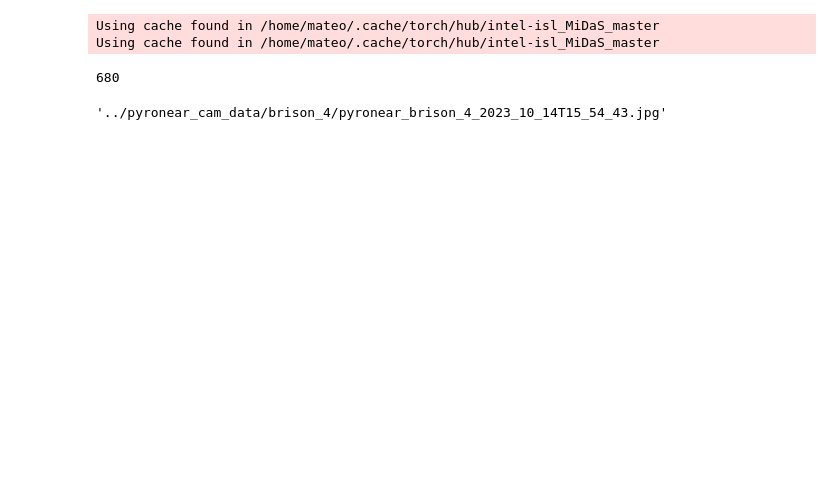
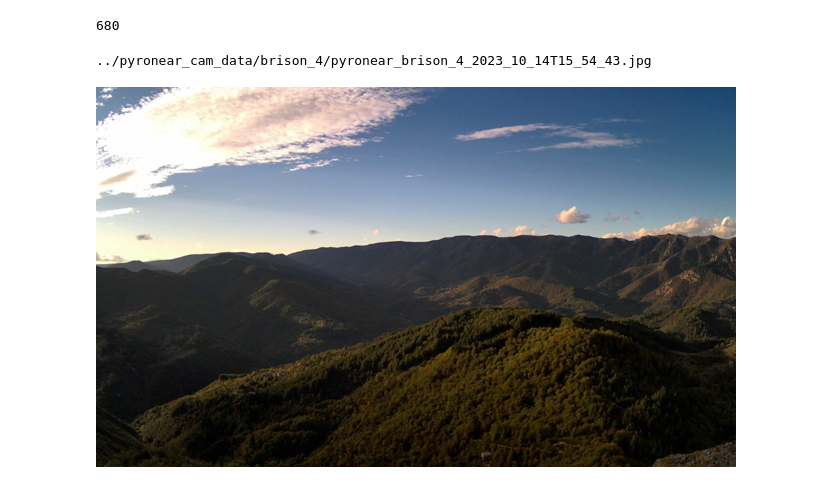
Before and after one commit to pyronear/smoke-localization, a Jupyter notebook: horizon_line/detect_horizon_line.ipynb, the cells around one changed output. Drawn from its saved outputs; the diff is of its cells as text; code cells hidden in the pictures; blank space fills up the shorter version.

```diff
--- a/horizon_line/detect_horizon_line.ipynb
+++ b/horizon_line/detect_horizon_line.ipynb
@@ -7,19 +9,0 @@ import random
-# %%
-# Midas
-model_type = "DPT_Large"     # MiDaS v3 - Large     (highest accuracy, slowest inference speed)
-#model_type = "DPT_Hybrid"   # MiDaS v3 - Hybrid    (medium accuracy, medium inference speed)
-#model_type = "MiDaS_small"  # MiDaS v2.1 - Small   (lowest accuracy, highest inference speed)
-
-midas = torch.hub.load("intel-isl/MiDaS", model_type)
-device = torch.device("cuda") if torch.cuda.is_available() else torch.device("cpu")
-midas.to(device)
-midas.eval()
-midas_transforms = torch.hub.load("intel-isl/MiDaS", "transforms")
-
-if model_type == "DPT_Large" or model_type == "DPT_Hybrid":
-    transform = midas_transforms.dpt_transform
-else:
-    transform = midas_transforms.small_transform
-# %% [output]
-Using cache found in /home/mateo/.cache/torch/hub/intel-isl_MiDaS_master
-Using cache found in /home/mateo/.cache/torch/hub/intel-isl_MiDaS_master
@@ -31,6 +18,10 @@ len(imgs)
 # %%
 # Pick a random image
 file = random.choice(imgs)
-file
+print(file)
+# Compute depth using midas
+img = Image.open(file)
+img.resize((640,380))
 # %% [output]
-'../pyronear_cam_data/brison_4/pyronear_brison_4_2023_10_14T15_54_43.jpg'
+../pyronear_cam_data/brison_4/pyronear_brison_4_2023_10_14T15_54_43.jpg
+[figure, added]
```
Also changed, not shown: parts of 8 cells of this notebook.
